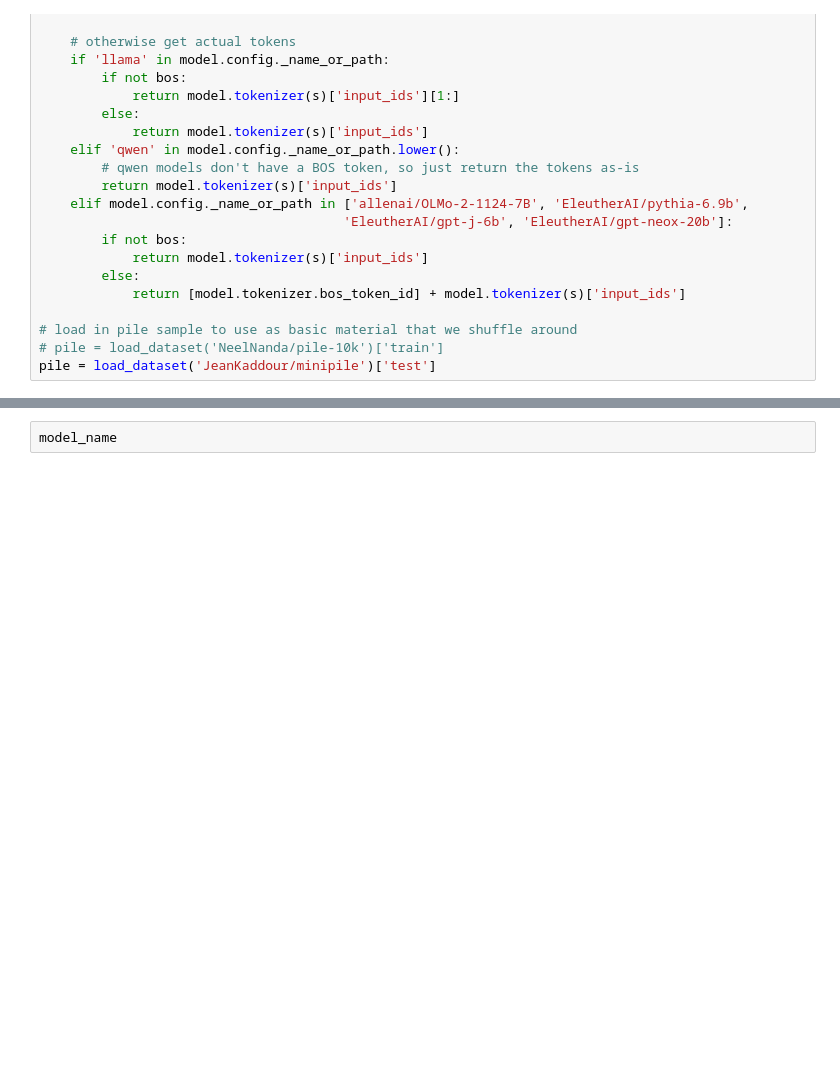
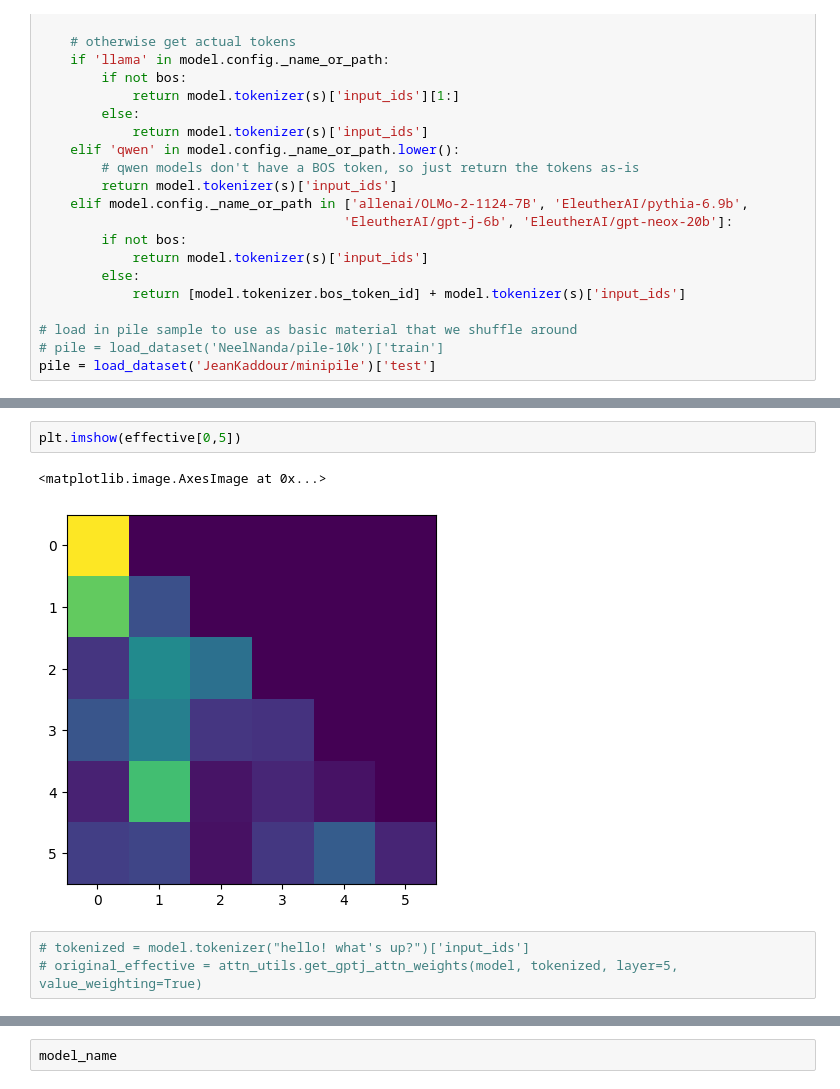
Before and after one commit to loftusa/attendome, a Jupyter notebook: MyConceptHead.ipynb, the cells around one changed output, grey strips where cells are left out. Saved outputs shown, nothing was run; the diff lists cells and outputs as text; blank space fills up the shorter version.

```diff
--- a/MyConceptHead.ipynb
+++ b/MyConceptHead.ipynb
@@ -157,0 +213,8 @@ else:
+# %%
+plt.imshow(effective[0,5])
+# %% [output]
+<matplotlib.image.AxesImage at 0x...>
+[figure, added]
+# %%
+# tokenized = model.tokenizer("hello! what's up?")['input_ids']
+# original_effective = attn_utils.get_gptj_attn_weights(model, tokenized, layer=5, value_weighting=True)
```
Also changed, not shown: parts of 21 cells of this notebook, 8 other files.
